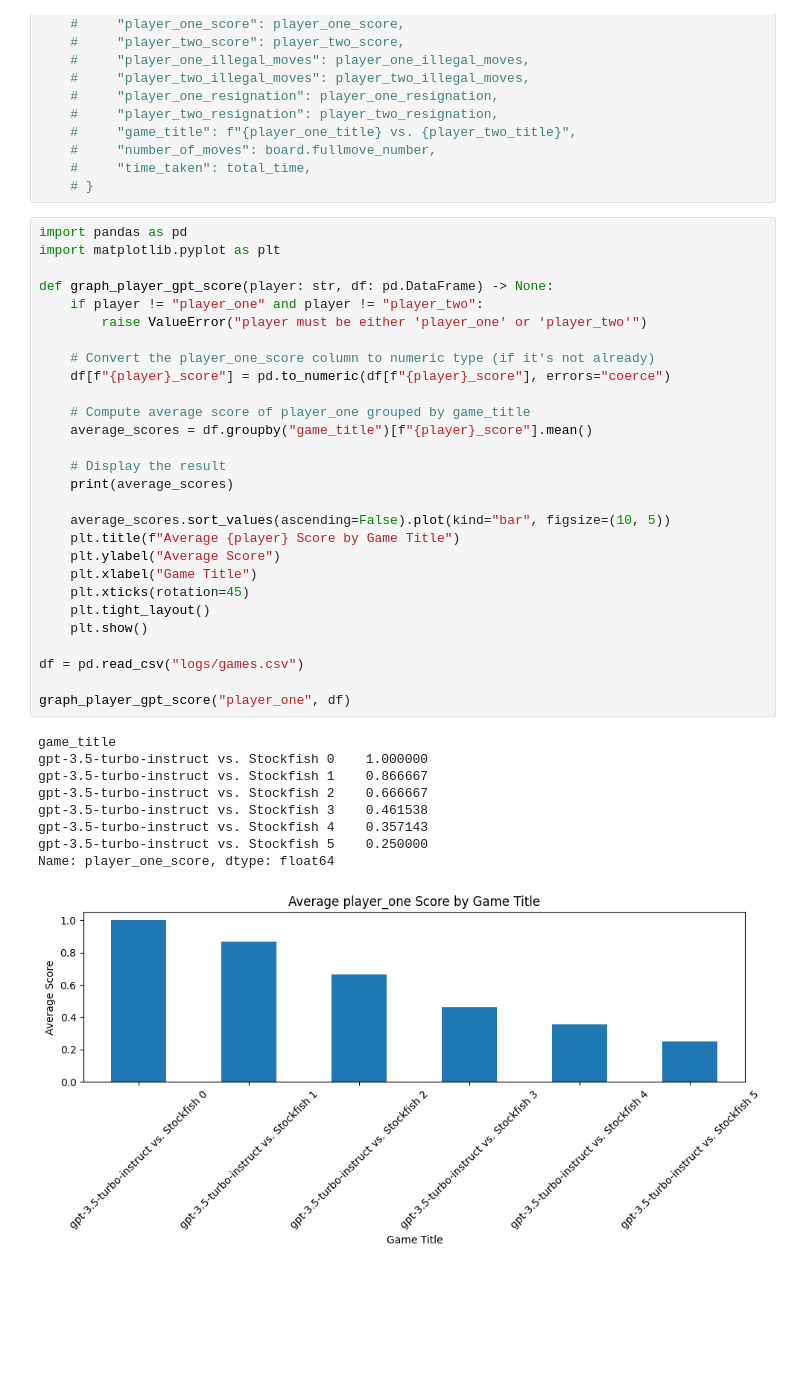
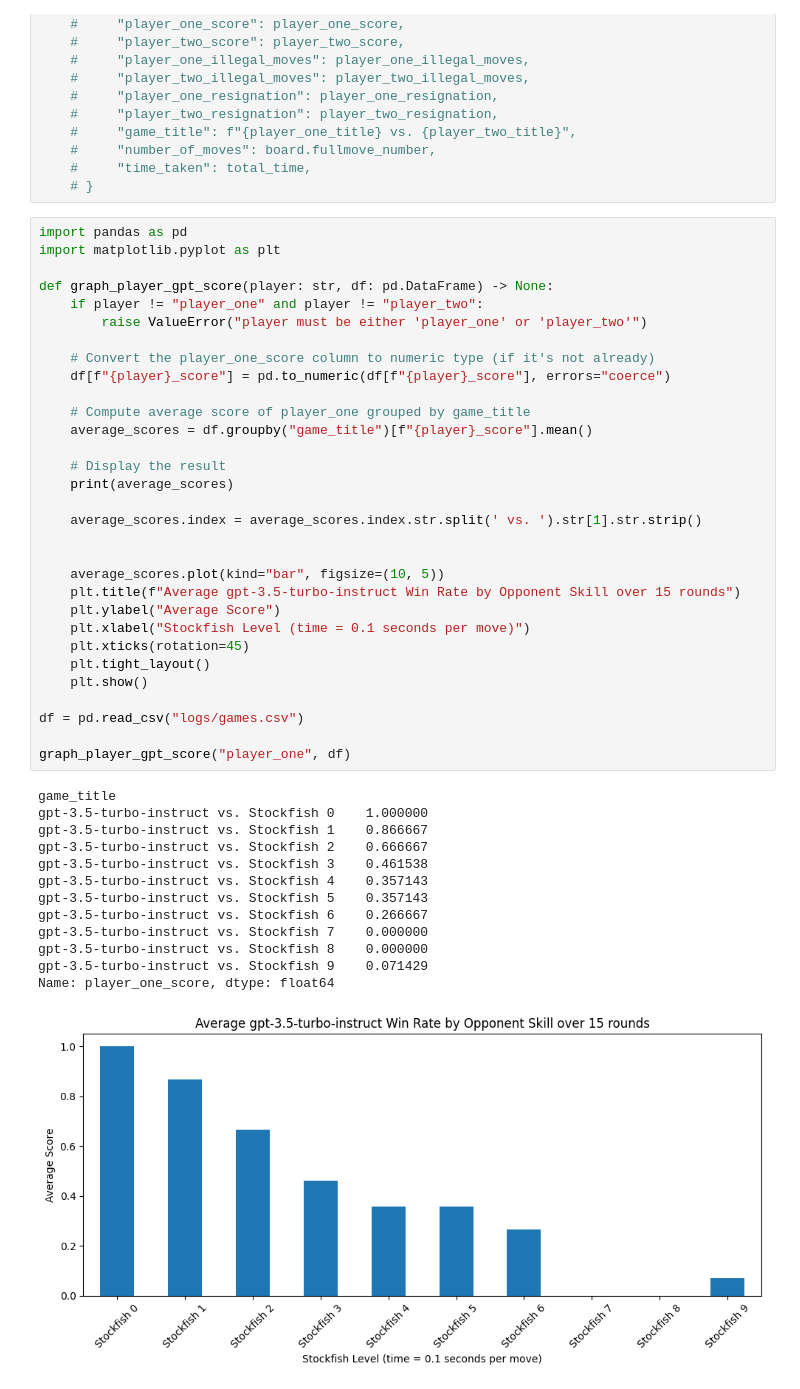
Before and after one commit to adamkarvonen/chess_gpt_eval, a Jupyter notebook: analysis.ipynb, the cells around one changed output. Drawn from its saved outputs; the diff is of its cells as text; blank space fills up the shorter version.

Commit message:
Plot gpt scores

```diff
--- a/analysis.ipynb
+++ b/analysis.ipynb
@@ -23,38 +23,45 @@ import matplotlib.pyplot as plt
 
 def graph_player_gpt_score(player: str, df: pd.DataFrame) -> None:
     if player != "player_one" and player != "player_two":
         raise ValueError("player must be either 'player_one' or 'player_two'")
 
     # Convert the player_one_score column to numeric type (if it's not already)
     df[f"{player}_score"] = pd.to_numeric(df[f"{player}_score"], errors="coerce")
 
     # Compute average score of player_one grouped by game_title
     average_scores = df.groupby("game_title")[f"{player}_score"].mean()
 
     # Display the result
     print(average_scores)
 
-    average_scores.sort_values(ascending=False).plot(kind="bar", figsize=(10, 5))
-    plt.title(f"Average {player} Score by Game Title")
+    average_scores.index = average_scores.index.str.split(' vs. ').str[1].str.strip()
+
+
+    average_scores.plot(kind="bar", figsize=(10, 5))
+    plt.title(f"Average gpt-3.5-turbo-instruct Win Rate by Opponent Skill over 15 rounds")
     plt.ylabel("Average Score")
-    plt.xlabel("Game Title")
+    plt.xlabel("Stockfish Level (time = 0.1 seconds per move)")
     plt.xticks(rotation=45)
     plt.tight_layout()
     plt.show()
 
 df = pd.read_csv("logs/games.csv")
 
 graph_player_gpt_score("player_one", df)
 # %% [output]
 game_title
 gpt-3.5-turbo-instruct vs. Stockfish 0    1.000000
 gpt-3.5-turbo-instruct vs. Stockfish 1    0.866667
 gpt-3.5-turbo-instruct vs. Stockfish 2    0.666667
 gpt-3.5-turbo-instruct vs. Stockfish 3    0.461538
 gpt-3.5-turbo-instruct vs. Stockfish 4    0.357143
-gpt-3.5-turbo-instruct vs. Stockfish 5    0.250000
+gpt-3.5-turbo-instruct vs. Stockfish 5    0.357143
+gpt-3.5-turbo-instruct vs. Stockfish 6    0.266667
+gpt-3.5-turbo-instruct vs. Stockfish 7    0.000000
+gpt-3.5-turbo-instruct vs. Stockfish 8    0.000000
+gpt-3.5-turbo-instruct vs. Stockfish 9    0.071429
 Name: player_one_score, dtype: float64
-[figure, old version]
+[figure, new version]
 # %%
 import pandas as pd
 
```
Also changed, not shown: parts of 3 cells of this notebook.
